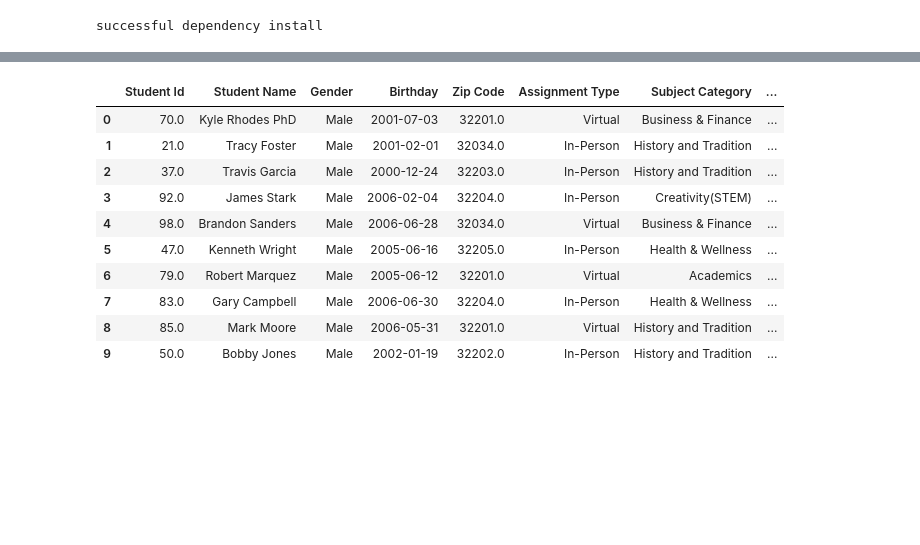
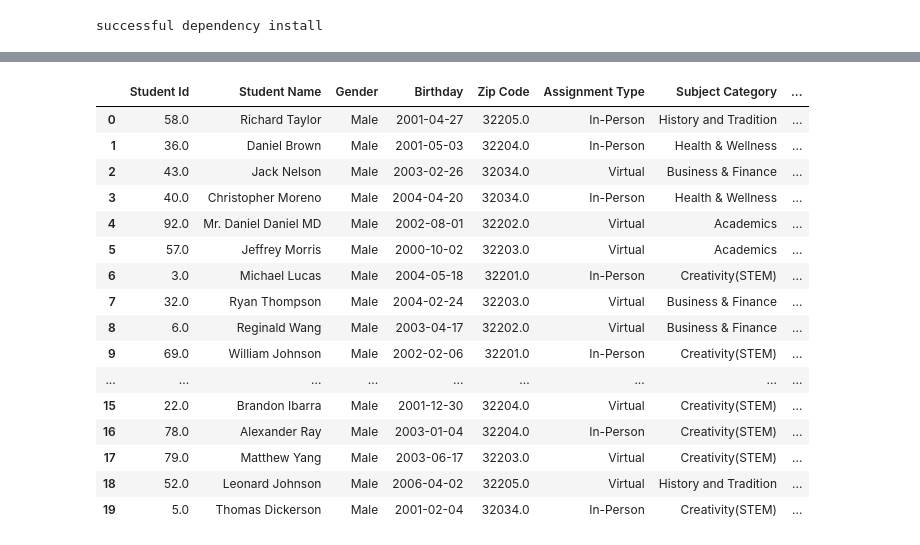
Before and after one commit to Monipoo/fauxStudentGen, a Jupyter notebook: fakeStudentDataGen.ipynb, the cells around one changed output, grey strips where cells are left out. Saved outputs shown, nothing was run; the diff lists cells and outputs as text; code cells hidden in the pictures; blank space fills up the shorter version.

```diff
--- a/fakeStudentDataGen.ipynb
+++ b/fakeStudentDataGen.ipynb
@@ -211,44 +217,50 @@ def generate_male_data(x):
       }
         key = random.choice(list(category_dict))
         value = category_dict[key]
         score = random.choice(range(0, value))
 
         zip = random.choice(list(zip_lst))
         assignment_type = random.choice(list(assignment_lst))
 
         assignment_date = fake.date_between(start_date="-14d", end_date=datetime.datetime.now())
         submission_date = fake.date_between(start_date=assignment_date, end_date=datetime.datetime.now())
 
 
 
         data.loc[i, 'Student Id'] = randint(1,100)
         data.loc[i, 'Student Name'] = fake.name_male()
         data.loc[i, 'Gender'] = 'Male'
         data.loc[i, 'Birthday'] = fake.date_of_birth(minimum_age=17, maximum_age=22)
         data.loc[i, 'Zip Code'] = zip
         data.loc[i, 'Assignment Type'] = assignment_type
         data.loc[i, 'Subject Category'] = key
         data.loc[i, 'Available Points'] = value
         data.loc[i, 'Points Recieved'] = score
         data.loc[i, 'Homework assigned'] = assignment_date
         data.loc[i, 'Homework Submitted'] = submission_date
     return data
 
 
-male = generate_male_data(10)
+male = generate_male_data(20)
 male
 # %% [output]
 |  | Student Id | Student Name | Gender | Birthday | Zip Code | Assignment Type | Subject Category | ... |
-| 0 | 70.0 | Kyle Rhodes PhD | Male | 2001-07-03 | 32201.0 | Virtual | Business & Finance | ... |
-| 1 | 21.0 | Tracy Foster | Male | 2001-02-01 | 32034.0 | In-Person | History and Tradition | ... |
-| 2 | 37.0 | Travis Garcia | Male | 2000-12-24 | 32203.0 | In-Person | History and Tradition | ... |
-| 3 | 92.0 | James Stark | Male | 2006-02-04 | 32204.0 | In-Person | Creativity(STEM) | ... |
-| 4 | 98.0 | Brandon Sanders | Male | 2006-06-28 | 32034.0 | Virtual | Business & Finance | ... |
-| 5 | 47.0 | Kenneth Wright | Male | 2005-06-16 | 32205.0 | In-Person | Health & Wellness | ... |
-| 6 | 79.0 | Robert Marquez | Male | 2005-06-12 | 32201.0 | Virtual | Academics | ... |
-| 7 | 83.0 | Gary Campbell | Male | 2006-06-30 | 32204.0 | In-Person | Health & Wellness | ... |
-| 8 | 85.0 | Mark Moore | Male | 2006-05-31 | 32201.0 | Virtual | History and Tradition | ... |
-| 9 | 50.0 | Bobby Jones | Male | 2002-01-19 | 32202.0 | In-Person | History and Tradition | ... |
+| 0 | 58.0 | Richard Taylor | Male | 2001-04-27 | 32205.0 | In-Person | History and Tradition | ... |
+| 1 | 36.0 | Daniel Brown | Male | 2001-05-03 | 32204.0 | In-Person | Health & Wellness | ... |
+| 2 | 43.0 | Jack Nelson | Male | 2003-02-26 | 32034.0 | Virtual | Business & Finance | ... |
+| 3 | 40.0 | Christopher Moreno | Male | 2004-04-20 | 32034.0 | In-Person | Health & Wellness | ... |
+| 4 | 92.0 | Mr. Daniel Daniel MD | Male | 2002-08-01 | 32202.0 | Virtual | Academics | ... |
+| 5 | 57.0 | Jeffrey Morris | Male | 2000-10-02 | 32203.0 | Virtual | Academics | ... |
+| 6 | 3.0 | Michael Lucas | Male | 2004-05-18 | 32201.0 | In-Person | Creativity(STEM) | ... |
+| 7 | 32.0 | Ryan Thompson | Male | 2004-02-24 | 32203.0 | Virtual | Business & Finance | ... |
+| 8 | 6.0 | Reginald Wang | Male | 2003-04-17 | 32202.0 | Virtual | Business & Finance | ... |
+| 9 | 69.0 | William Johnson | Male | 2002-02-06 | 32201.0 | In-Person | Creativity(STEM) | ... |
+| ... | ... | ... | ... | ... | ... | ... | ... | ... |
+| 15 | 22.0 | Brandon Ibarra | Male | 2001-12-30 | 32204.0 | Virtual | Creativity(STEM) | ... |
+| 16 | 78.0 | Alexander Ray | Male | 2003-01-04 | 32204.0 | In-Person | Creativity(STEM) | ... |
+| 17 | 79.0 | Matthew Yang | Male | 2003-06-17 | 32203.0 | Virtual | Creativity(STEM) | ... |
+| 18 | 52.0 | Leonard Johnson | Male | 2006-04-02 | 32205.0 | Virtual | History and Tradition | ... |
+| 19 | 5.0 | Thomas Dickerson | Male | 2001-02-04 | 32034.0 | In-Person | Creativity(STEM) | ... |
 # %%
 #combine male and female dfs
 horizontal_concat = pd.concat([male, female], axis=0)
```
Also changed, not shown: parts of 9 cells of this notebook, 1 other file.
